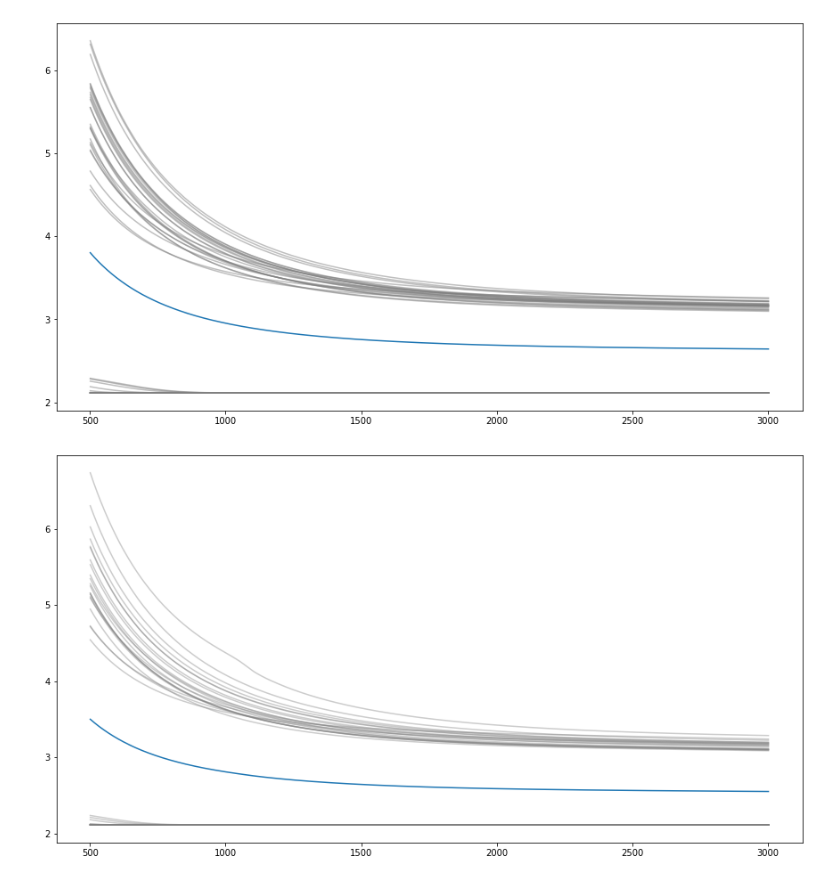
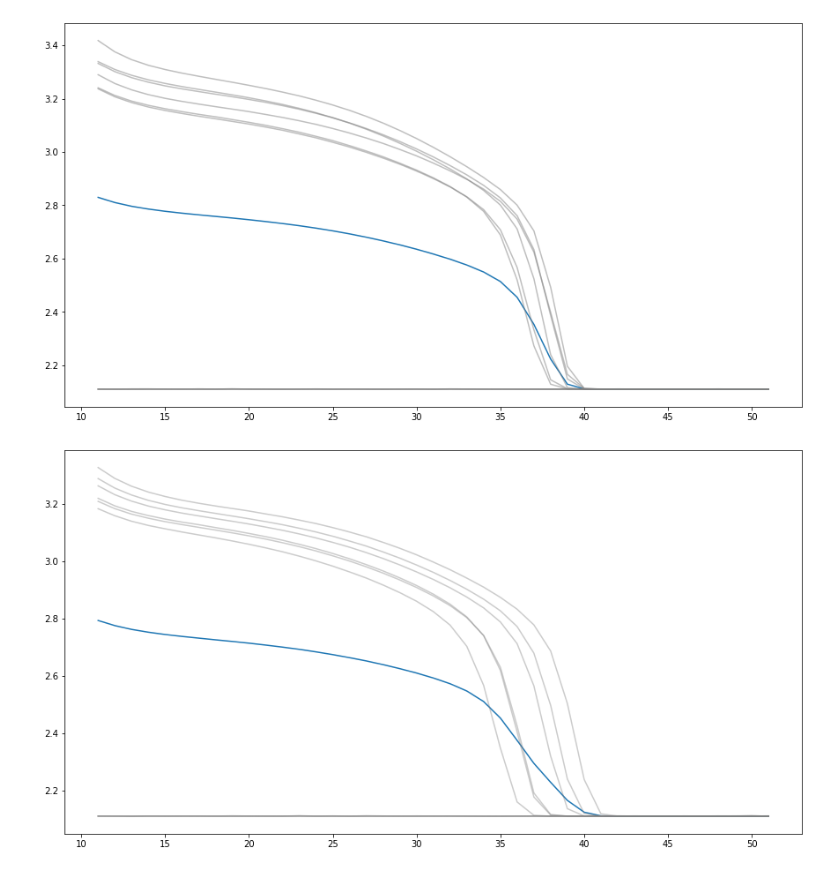
Before and after one commit to ElouanARGOUARCH/Discretely-Indexed-Flows, a Jupyter notebook: experiments/[DONE] DIF_DENSITY_ESTIMATOR.ipynb, the cells around one changed output. Drawn from its saved outputs; the diff is of its cells as text; code cells hidden in the pictures.

```diff
--- a/experiments/[DONE] DIF_DENSITY_ESTIMATOR.ipynb
+++ b/experiments/[DONE] DIF_DENSITY_ESTIMATOR.ipynb
@@ -42,24 +99,25 @@ for i in range(data.shape[0]):
 # %%
 num_samples = target_samples.shape[0]
-epochs = 3000
+epochs = 50
+batch_size = 50
 loss_values_list_gmm_gradient = []
 K = 2
-for _ in range(50):
+for _ in range(10):
     initial_w = SoftmaxWeight(K, p, mode = 'Constant')
     dif = DIFDensityEstimator(target_samples,K)
-    loss_values = dif.train(epochs,visual=False)
+    loss_values = dif.train(epochs,batch_size,visual=False)
     loss_values_list_gmm_gradient.append(loss_values)
 # %%
-crop = 500
+crop = 10
 plt.figure(figsize = (15,8))
 data = torch.tensor(loss_values_list_gmm_gradient)
 mean = torch.mean(data, dim = 0)
 std = torch.std(data, dim =0)
 xx = torch.arange(1, data.shape[1]+1)
 plt.plot(xx[crop:].numpy(), mean[crop:].numpy())
 for i in range(data.shape[0]):
     plt.plot(xx[crop:].numpy(), data[i][crop:].numpy(), alpha = .5, color = 'grey')
 # %% [output]
-[figure, old version]
+[figure, new version]
 # %%
 num_samples = target_samples.shape[0]
@@ -73,6 +132,6 @@ for _ in range(50):
     loss_values_list_gmm_gradient.append(loss_values)
 # %%
-crop = 500
+crop = 10
 plt.figure(figsize = (15,8))
 data = torch.tensor(loss_values_list_gmm_gradient)
 mean = torch.mean(data, dim = 0)
@@ -82,4 +141,4 @@ plt.plot(xx[crop:].numpy(), mean[crop:].numpy())
 for i in range(data.shape[0]):
     plt.plot(xx[crop:].numpy(), data[i][crop:].numpy(), alpha = .4, color = 'grey')
 # %% [output]
-[figure, old version]
+[figure, new version]
```
Also changed, not shown: parts of 5 cells of this notebook, 3 other files.
